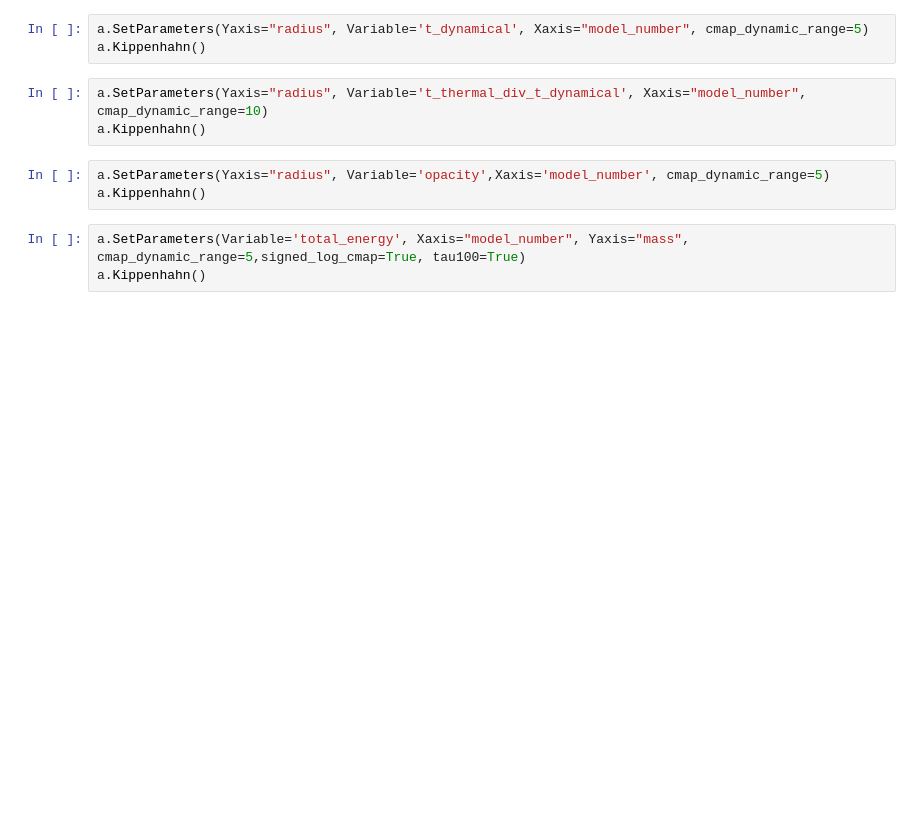
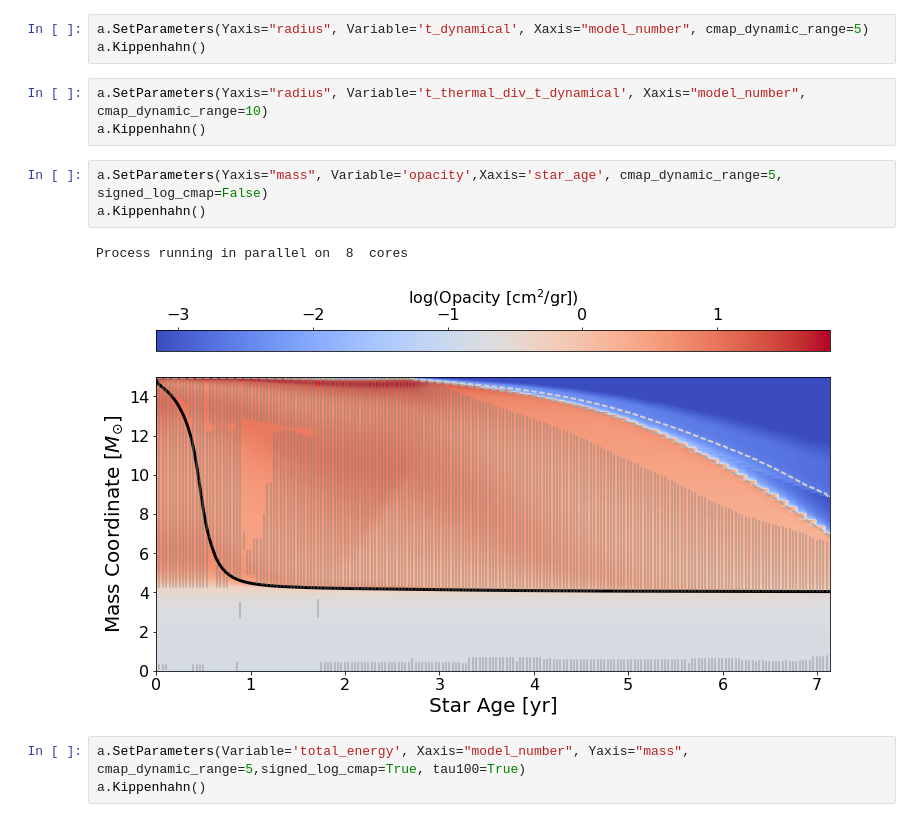
Before and after one commit to JRGarza/CE_mesa, a Jupyter notebook: python_scripts/check_results_tassos.ipynb, the cells around one changed output. Saved outputs shown, nothing was run; the diff lists cells and outputs as text; blank space fills up the shorter version.

```diff
--- a/python_scripts/check_results_tassos.ipynb
+++ b/python_scripts/check_results_tassos.ipynb
@@ -493,8 +481,11 @@ a.Kippenhahn()
 a.SetParameters(Yaxis="radius", Variable='t_thermal_div_t_dynamical', Xaxis="model_number", cmap_dynamic_range=10)
 a.Kippenhahn()
 # %%
-a.SetParameters(Yaxis="radius", Variable='opacity',Xaxis='model_number', cmap_dynamic_range=5)
+a.SetParameters(Yaxis="mass", Variable='opacity',Xaxis='star_age', cmap_dynamic_range=5, signed_log_cmap=False)
 a.Kippenhahn()
+# %% [output]
+Process running in parallel on  8  cores
+[figure, added]
 # %%
 a.SetParameters(Variable='total_energy', Xaxis="model_number", Yaxis="mass", cmap_dynamic_range=5,signed_log_cmap=True, tau100=True)
 a.Kippenhahn()
```
Also changed, not shown: parts of 14 cells of this notebook, 16 other files.
